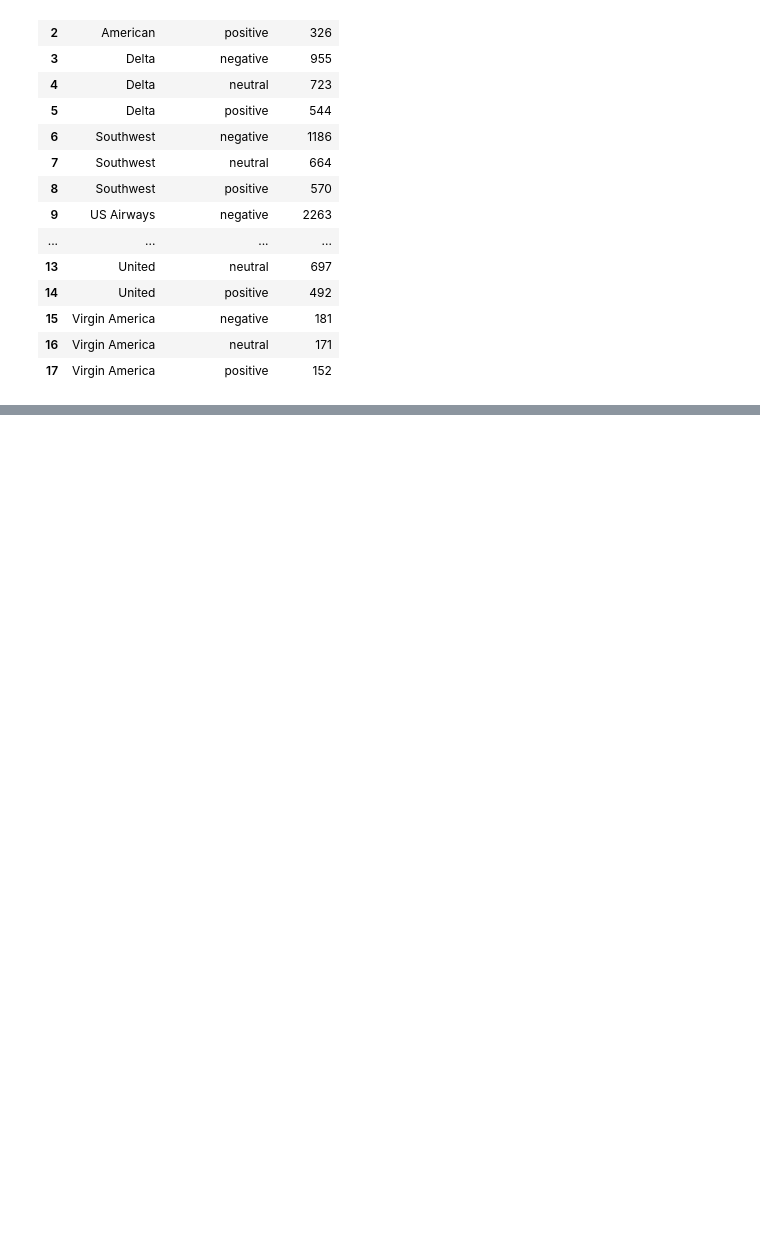
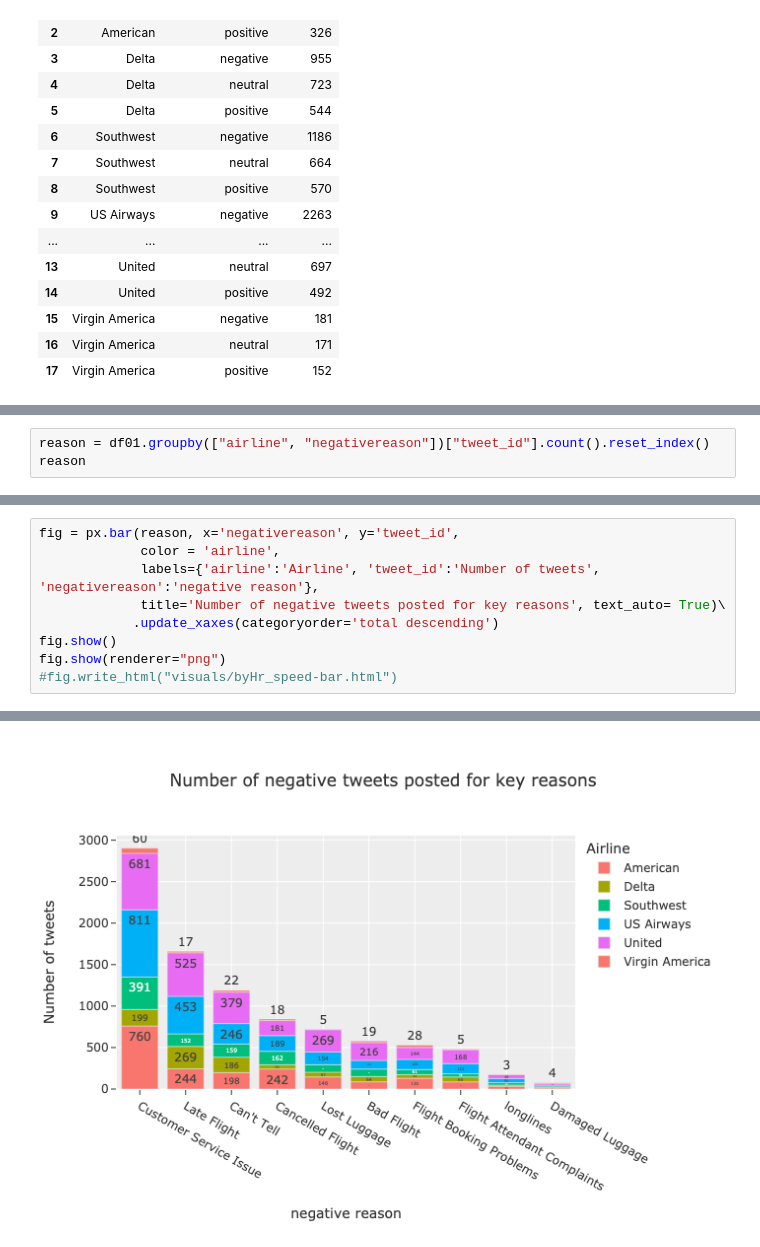
Before and after one commit to dailyLi/Twitter_US_Airline, a Jupyter notebook: EDA.ipynb, the cells around one changed output, grey strips where cells are left out. Drawn from its saved outputs; the diff is of its cells as text; blank space fills up the shorter version.

```diff
--- a/EDA.ipynb
+++ b/EDA.ipynb
@@ -184,0 +206,3 @@ fig.show(renderer="png")
+# %%
+reason = df01.groupby(["airline", "negativereason"])["tweet_id"].count().reset_index()
+reason
@@ -184,0 +227,10 @@ fig.show(renderer="png")
+# %%
+fig = px.bar(reason, x='negativereason', y='tweet_id',
+             color = 'airline',
+             labels={'airline':'Airline', 'tweet_id':'Number of tweets', 'negativereason':'negative reason'},
+             title='Number of negative tweets posted for key reasons', text_auto= True)\
+            .update_xaxes(categoryorder='total descending')
+fig.show()
+fig.show(renderer="png")
+#fig.write_html("visuals/byHr_speed-bar.html")
+# %% [output]
@@ -184,0 +238 @@ fig.show(renderer="png")
+[figure, added]
```
Also changed, not shown: parts of 13 cells of this notebook.
